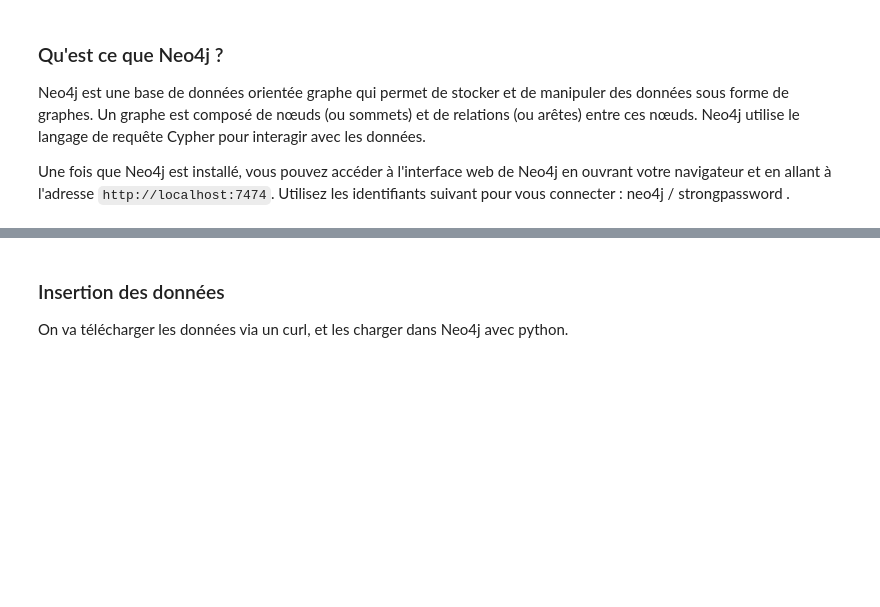
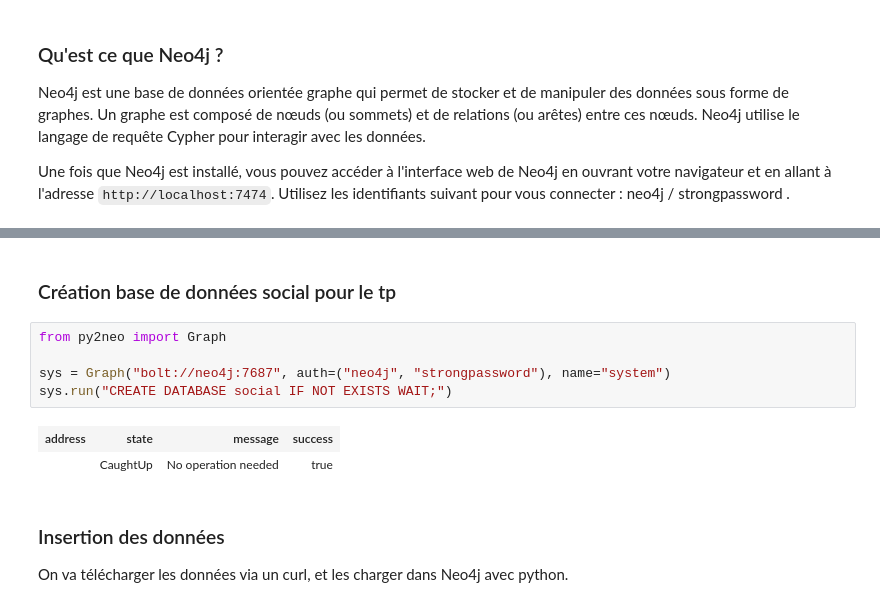
Before and after one commit to rubensailly/TutoNeo4j, a Jupyter notebook: sample.ipynb, the cells around one changed output, grey strips where cells are left out. Saved outputs shown, nothing was run; the diff lists cells and outputs as text; blank space fills up the shorter version.

````diff
--- a/sample.ipynb
+++ b/sample.ipynb
@@ -26,6 +26,16 @@ Combien de bases de données voyez-vous ? Par défaut, Neo4j crée une base de d
 ```cypher
 CREATE DATABASE social;
 ```
+# %% [markdown]
+### Création base de données social pour le tp
+# %%
+from py2neo import Graph
+
+sys = Graph("bolt://neo4j:7687", auth=("neo4j", "strongpassword"), name="system")
+sys.run("CREATE DATABASE social IF NOT EXISTS WAIT;")
+# %% [output]
+| address | state | message | success |
+|  | CaughtUp | No operation needed | true |
 # %% [markdown]
 ### Insertion des données
 
````
Also changed, not shown: parts of 7 cells of this notebook, 1 other file.
